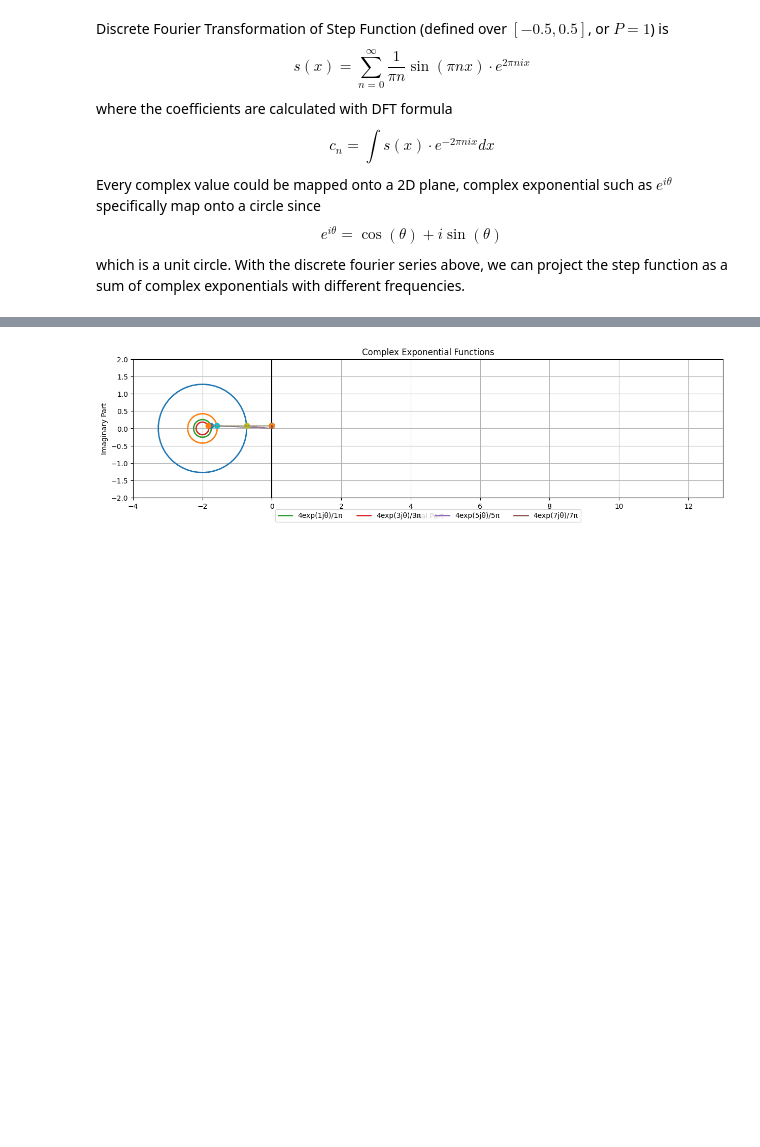
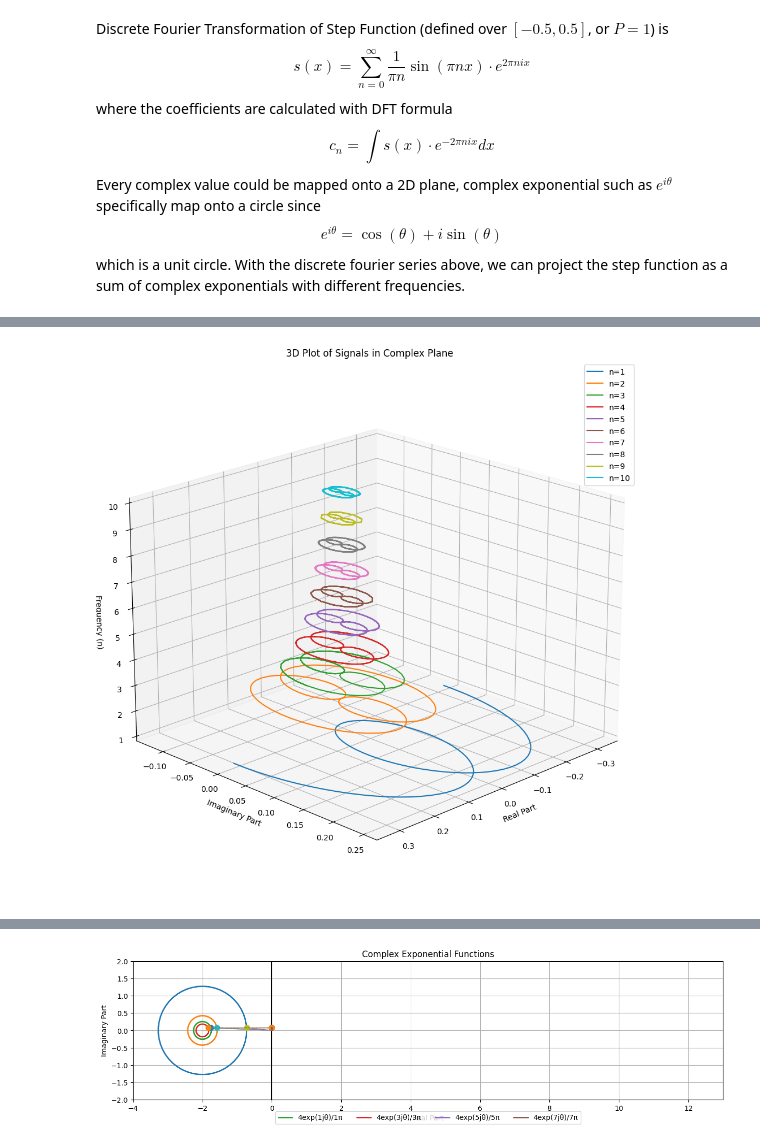
Before and after one commit to fangyuan-ksgk/waveletGPT, a Jupyter notebook: test.ipynb, the cells around one changed output, grey strips where cells are left out. Cells and saved outputs as stored; diff of their text form; code cells hidden in the pictures; blank space fills up the shorter version.

```diff
--- a/test.ipynb
+++ b/test.ipynb
@@ -163,0 +162,36 @@ ani.save('step_function_reconstruction.gif', writer='pillow')
+# %%
+import numpy as np
+import matplotlib.pyplot as plt
+from mpl_toolkits.mplot3d import Axes3D
+
+# Assuming 'signals' is your array of complex-valued signals
+# and 'ns' is your array of frequencies
+
+fig = plt.figure(figsize=(12, 10))
+ax = fig.add_subplot(111, projection='3d')
+
+for i, signal in enumerate(signals):
+    real_parts = np.real(signal)
+    imag_parts = np.imag(signal)
+    freq = ns[i]
+
+    # Create an array of the same frequency value for the z-axis
+    freq_array = np.full_like(real_parts, freq)
+
+    ax.plot(real_parts, imag_parts, freq_array, label=f'n={freq}')
+
+ax.set_xlabel('Real Part')
+ax.set_ylabel('Imaginary Part')
+ax.set_zlabel('Frequency (n)')
+ax.set_title('3D Plot of Signals in Complex Plane')
+
+# Add a legend
+ax.legend()
+
+# Adjust the viewing angle for better visibility
+ax.view_init(elev=20, azim=45)
+
+plt.tight_layout()
+plt.show()
+# %% [output]
+[figure, added]
```
Also changed, not shown: parts of 12 cells of this notebook.
